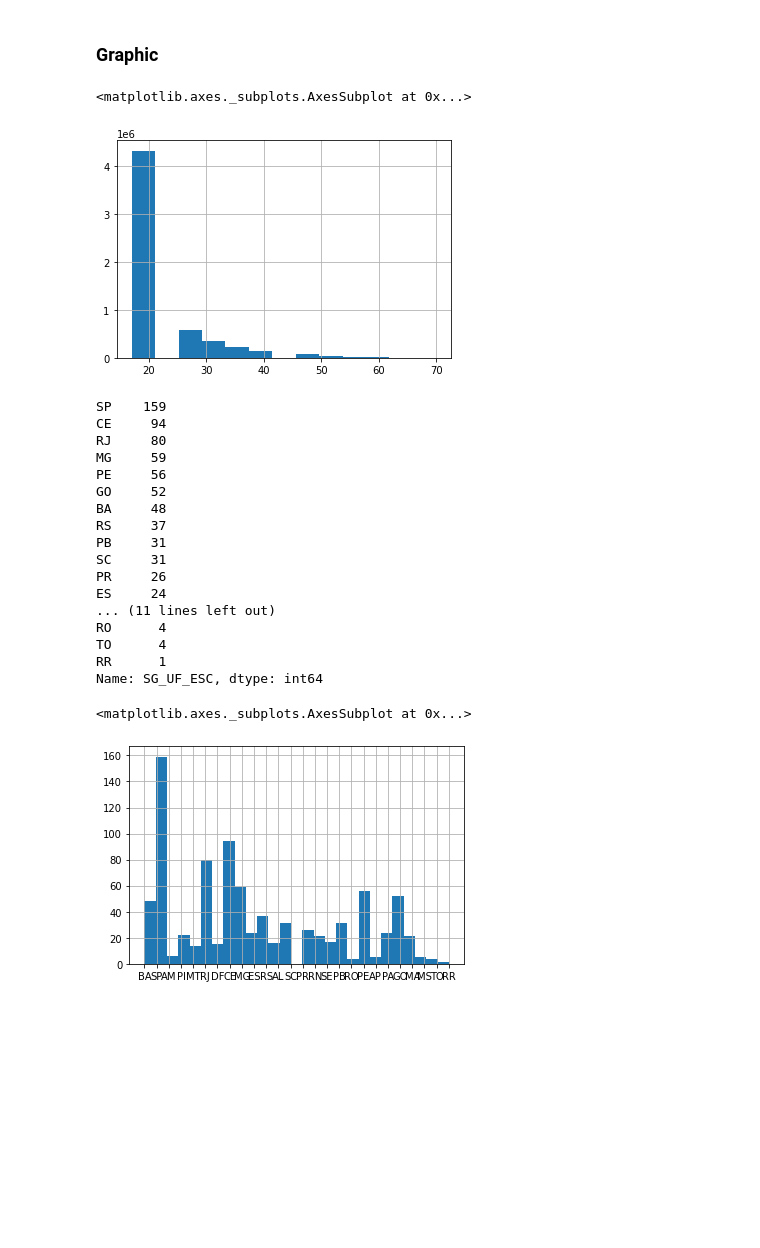
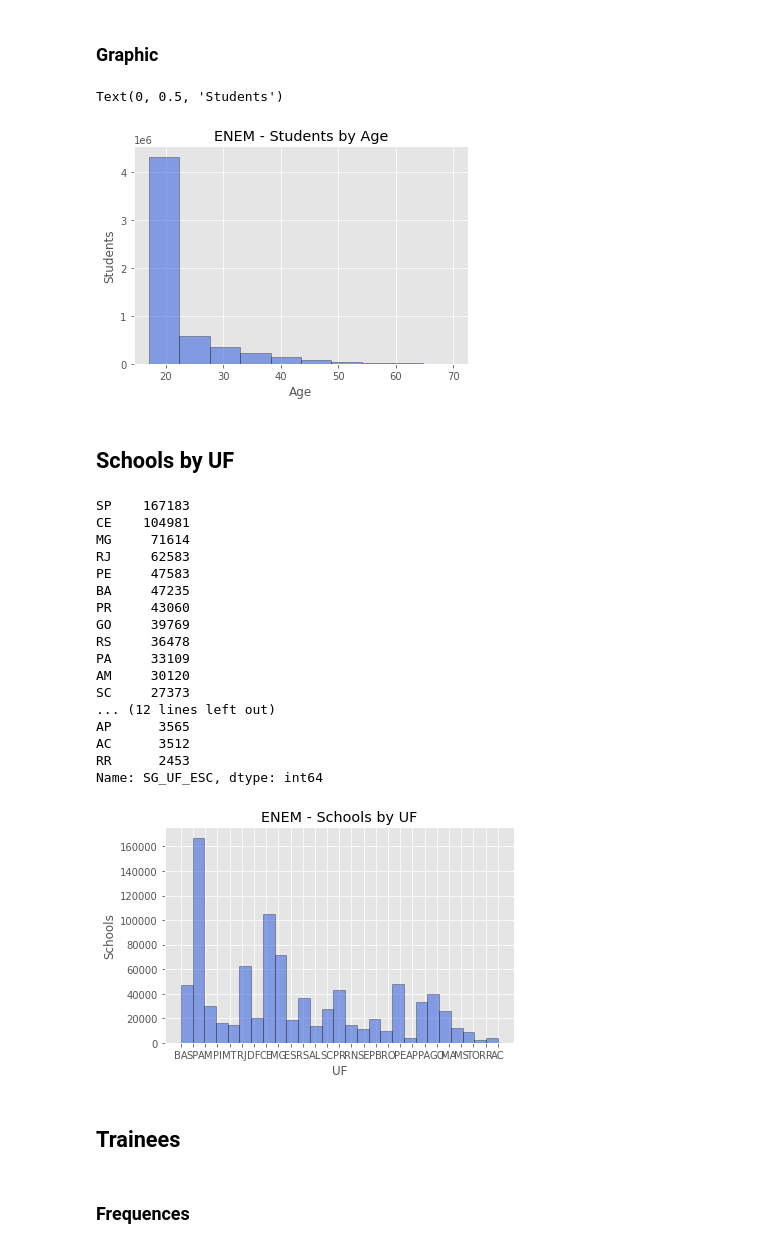
Before and after one commit to almemanuel/ENEM2020-Data-Analysis, a Jupyter notebook: DataAnalysis.ipynb, the cells around one changed output. Drawn from its saved outputs; the diff is of its cells as text; code cells hidden in the pictures; blank space fills up the shorter version.

```diff
--- a/DataAnalysis.ipynb
+++ b/DataAnalysis.ipynb
@@ -194,35 +194,49 @@ students_by_age_range.value_counts().sort_index
 Name: TP_FAIXA_ETARIA, dtype: int64>
 # %% [markdown]
 ### Graphic
-# %%
-students_by_age_range.hist(bins = 13)
-# %% [output]
-<matplotlib.axes._subplots.AxesSubplot at 0x...>
-[figure, removed]
+# %%
+plt.style.use("ggplot")
+students_by_age_range.hist(ec = "k", alpha = .6, color = "royalblue")
+plt.title("ENEM - Students by Age")
+plt.xlabel("Age")
+plt.ylabel("Students")
+# %% [output]
+Text(0, 0.5, 'Students')
+[figure, added]
+# %% [markdown]
+## Schools by UF
 # %%
-students_by_uf = selected_enem_data['SG_UF_ESC']
+schools_by_uf = selected_enem_data['SG_UF_ESC']
 
-students_by_uf.value_counts()
+schools_by_uf.value_counts()
 # %% [output]
-SP    159
-CE     94
-RJ     80
-MG     59
-PE     56
-GO     52
-BA     48
-RS     37
-PB     31
-SC     31
-PR     26
-ES     24
-... (11 lines left out)
-RO      4
-TO      4
-RR      1
+SP    167183
+CE    104981
+MG     71614
+RJ     62583
+PE     47583
+BA     47235
+PR     43060
+GO     39769
+RS     36478
+PA     33109
+AM     30120
+SC     27373
+... (12 lines left out)
+AP      3565
+AC      3512
+RR      2453
 Name: SG_UF_ESC, dtype: int64
-# %%
-students_by_uf.hist(bins = 27)
-# %% [output]
-<matplotlib.axes._subplots.AxesSubplot at 0x...>
-[figure, removed]
+# %%
+plt.style.use("ggplot")
+schools_by_uf.hist(bins = 27, ec = "k", alpha = .6, color = "royalblue")
+plt.title("ENEM - Schools by UF")
+plt.xlabel("UF")
+plt.ylabel("Schools")
+plt.show()
+# %% [output]
+[figure, added]
+# %% [markdown]
+## Trainees
+# %% [markdown]
+### Frequences
```
Also changed, not shown: parts of 6 cells of this notebook.
